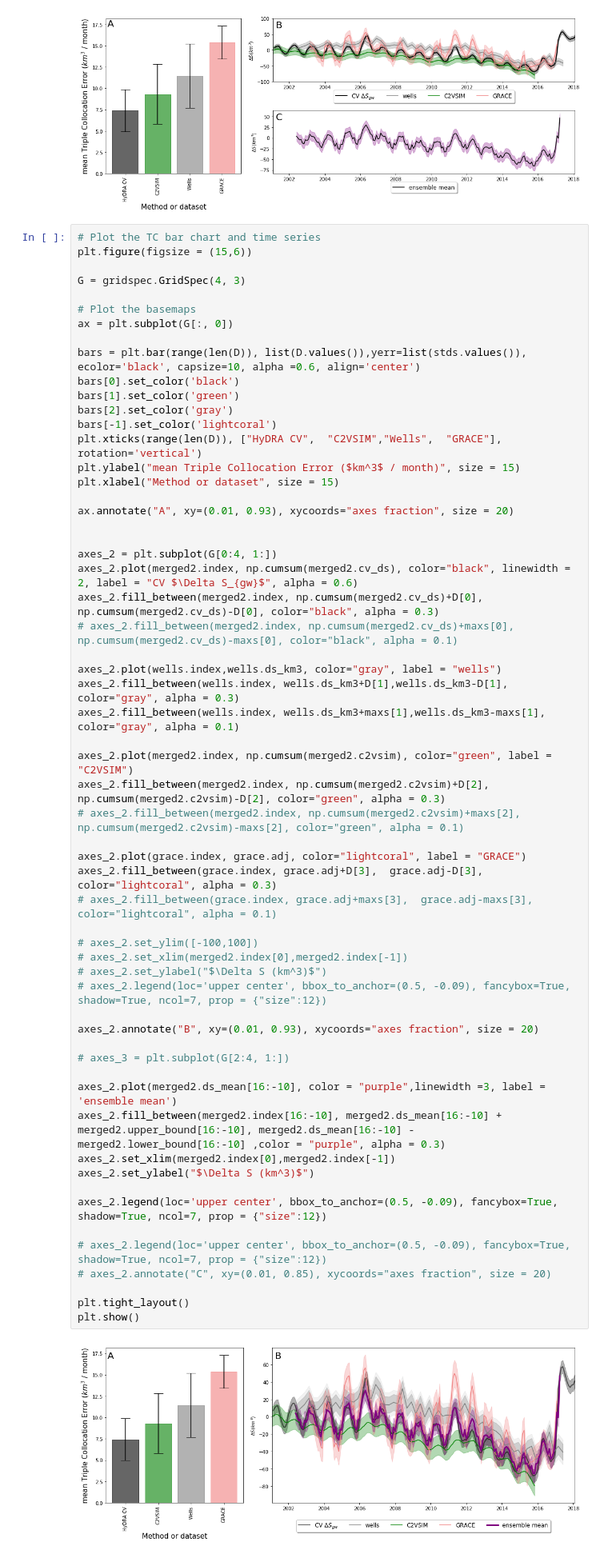
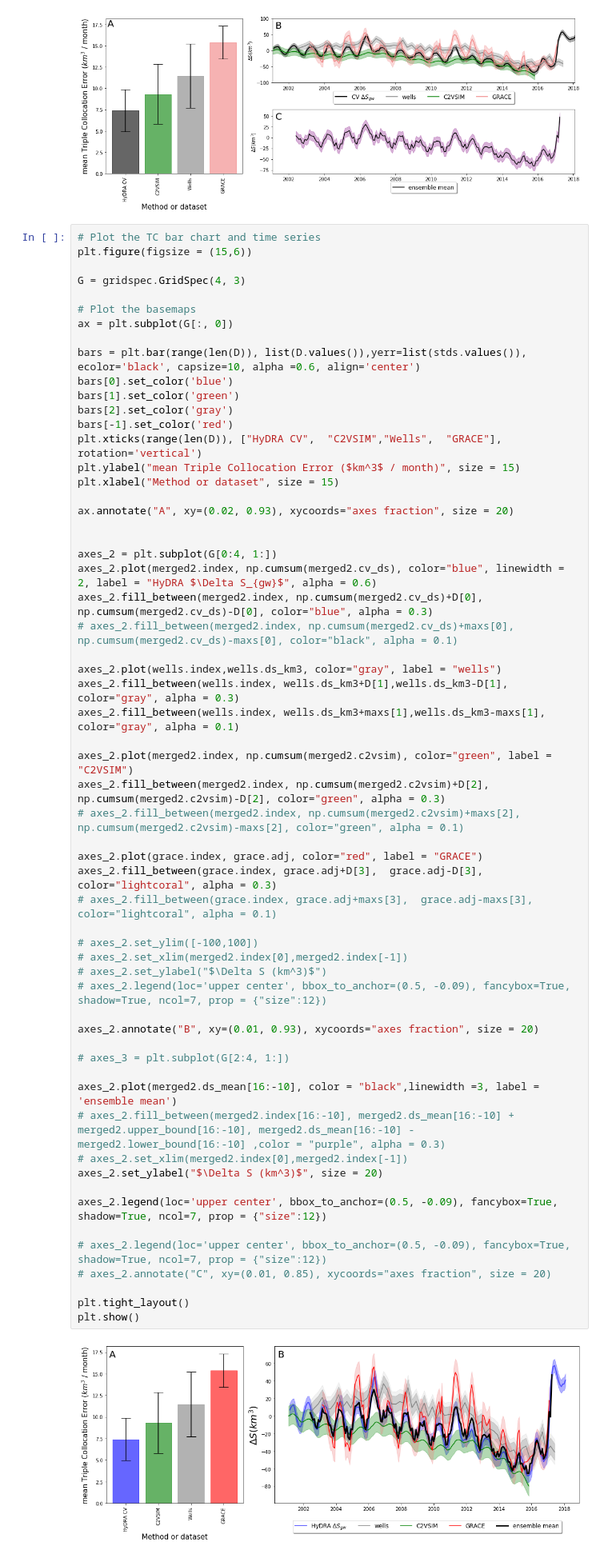
Before and after one commit to kashingtonDC/CIMIS, a Jupyter notebook: code/figures.ipynb, the cells around one changed output. Shown at 80% size. Cells and saved outputs as stored; diff of their text form.

Commit message:
add basemap / TOMKAT proposal figure

```diff
--- a/code/figures.ipynb
+++ b/code/figures.ipynb
@@ -350,54 +408,54 @@ G = gridspec.GridSpec(4, 3)
 ax = plt.subplot(G[:, 0])
 
 bars = plt.bar(range(len(D)), list(D.values()),yerr=list(stds.values()), ecolor='black', capsize=10, alpha =0.6, align='center')
-bars[0].set_color('black')
+bars[0].set_color('blue')
 bars[1].set_color('green')
 bars[2].set_color('gray')
-bars[-1].set_color('lightcoral')
+bars[-1].set_color('red')
 plt.xticks(range(len(D)), ["HyDRA CV",  "C2VSIM","Wells",  "GRACE"], rotation='vertical')
 plt.ylabel("mean Triple Collocation Error ($km^3$ / month)", size = 15)
 plt.xlabel("Method or dataset", size = 15)
 
-ax.annotate("A", xy=(0.01, 0.93), xycoords="axes fraction", size = 20)
+ax.annotate("A", xy=(0.02, 0.93), xycoords="axes fraction", size = 20)
 
 
 axes_2 = plt.subplot(G[0:4, 1:])
-axes_2.plot(merged2.index, np.cumsum(merged2.cv_ds), color="black", linewidth = 2, label = "CV $\Delta S_{gw}$", alpha = 0.6)
-axes_2.fill_between(merged2.index, np.cumsum(merged2.cv_ds)+D[0], np.cumsum(merged2.cv_ds)-D[0], color="black", alpha = 0.3)
+axes_2.plot(merged2.index, np.cumsum(merged2.cv_ds), color="blue", linewidth = 2, label = "HyDRA $\Delta S_{gw}$", alpha = 0.6)
+axes_2.fill_between(merged2.index, np.cumsum(merged2.cv_ds)+D[0], np.cumsum(merged2.cv_ds)-D[0], color="blue", alpha = 0.3)
 # axes_2.fill_between(merged2.index, np.cumsum(merged2.cv_ds)+maxs[0], np.cumsum(merged2.cv_ds)-maxs[0], color="black", alpha = 0.1)
 
 axes_2.plot(wells.index,wells.ds_km3, color="gray", label = "wells")
 axes_2.fill_between(wells.index, wells.ds_km3+D[1],wells.ds_km3-D[1], color="gray", alpha = 0.3)
 axes_2.fill_between(wells.index, wells.ds_km3+maxs[1],wells.ds_km3-maxs[1], color="gray", alpha = 0.1)
 
 axes_2.plot(merged2.index, np.cumsum(merged2.c2vsim), color="green", label = "C2VSIM")
 axes_2.fill_between(merged2.index, np.cumsum(merged2.c2vsim)+D[2], np.cumsum(merged2.c2vsim)-D[2], color="green", alpha = 0.3)
 # axes_2.fill_between(merged2.index, np.cumsum(merged2.c2vsim)+maxs[2], np.cumsum(merged2.c2vsim)-maxs[2], color="green", alpha = 0.1)
 
-axes_2.plot(grace.index, grace.adj, color="lightcoral", label = "GRACE")
+axes_2.plot(grace.index, grace.adj, color="red", label = "GRACE")
 axes_2.fill_between(grace.index, grace.adj+D[3],  grace.adj-D[3], color="lightcoral", alpha = 0.3)
 # axes_2.fill_between(grace.index, grace.adj+maxs[3],  grace.adj-maxs[3], color="lightcoral", alpha = 0.1)
 
 # axes_2.set_ylim([-100,100])
 # axes_2.set_xlim(merged2.index[0],merged2.index[-1])
 # axes_2.set_ylabel("$\Delta S (km^3)$")
 # axes_2.legend(loc='upper center', bbox_to_anchor=(0.5, -0.09), fancybox=True, shadow=True, ncol=7, prop = {"size":12})
 
 axes_2.annotate("B", xy=(0.01, 0.93), xycoords="axes fraction", size = 20)
 
 # axes_3 = plt.subplot(G[2:4, 1:])
 
-axes_2.plot(merged2.ds_mean[16:-10], color = "purple",linewidth =3, label = 'ensemble mean')
-axes_2.fill_between(merged2.index[16:-10], merged2.ds_mean[16:-10] + merged2.upper_bound[16:-10], merged2.ds_mean[16:-10] - merged2.lower_bound[16:-10] ,color = "purple", alpha = 0.3)
-axes_2.set_xlim(merged2.index[0],merged2.index[-1])
-axes_2.set_ylabel("$\Delta S (km^3)$")
+axes_2.plot(merged2.ds_mean[16:-10], color = "black",linewidth =3, label = 'ensemble mean')
+# axes_2.fill_between(merged2.index[16:-10], merged2.ds_mean[16:-10] + merged2.upper_bound[16:-10], merged2.ds_mean[16:-10] - merged2.lower_bound[16:-10] ,color = "purple", alpha = 0.3)
+# axes_2.set_xlim(merged2.index[0],merged2.index[-1])
+axes_2.set_ylabel("$\Delta S (km^3)$", size = 20)
 
 axes_2.legend(loc='upper center', bbox_to_anchor=(0.5, -0.09), fancybox=True, shadow=True, ncol=7, prop = {"size":12})
 
 # axes_2.legend(loc='upper center', bbox_to_anchor=(0.5, -0.09), fancybox=True, shadow=True, ncol=7, prop = {"size":12})
 # axes_2.annotate("C", xy=(0.01, 0.85), xycoords="axes fraction", size = 20)
 
 plt.tight_layout()
 plt.show()
 # %% [output]
-[figure, old version]
+[figure, new version]
```
Also changed, not shown: parts of 17 cells of this notebook.
